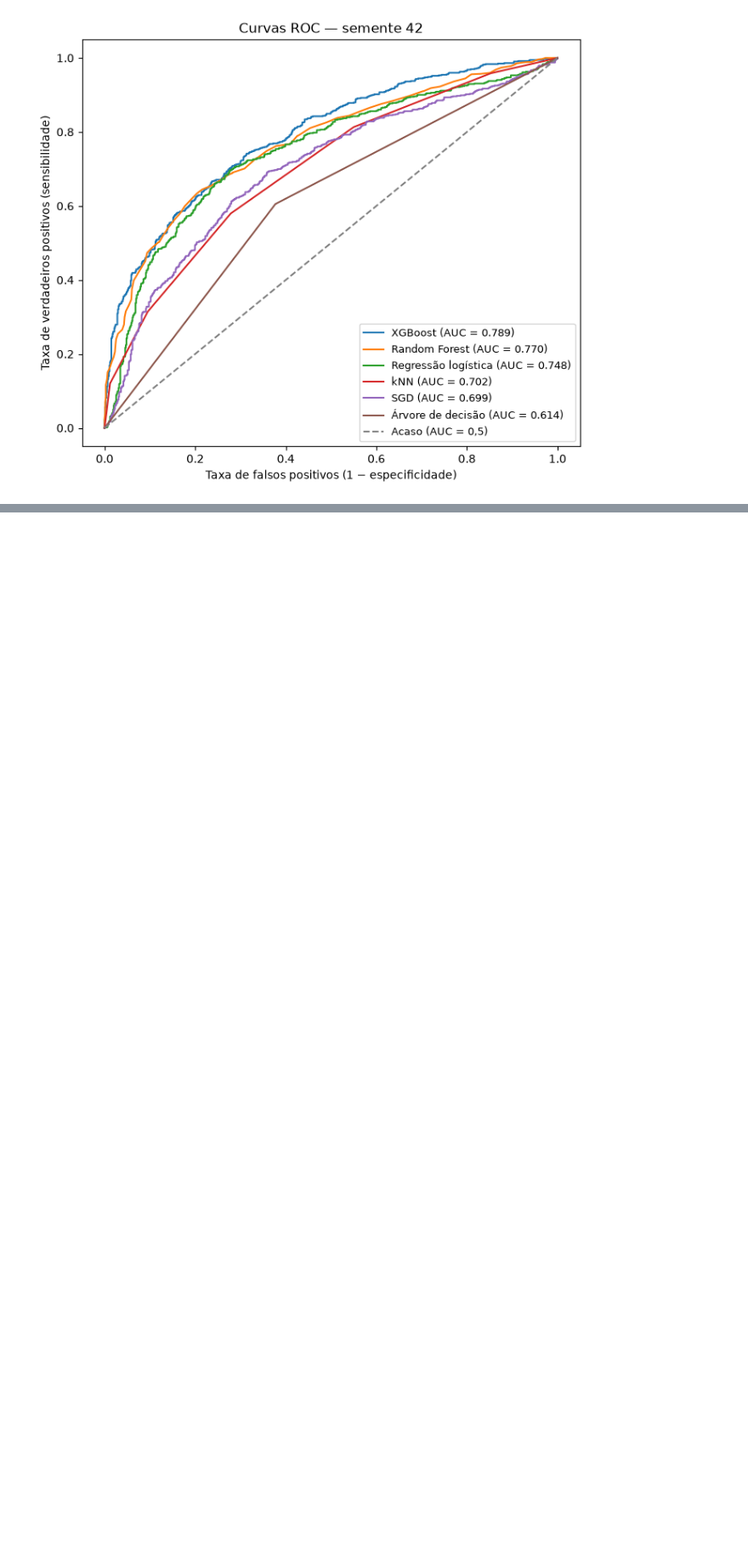
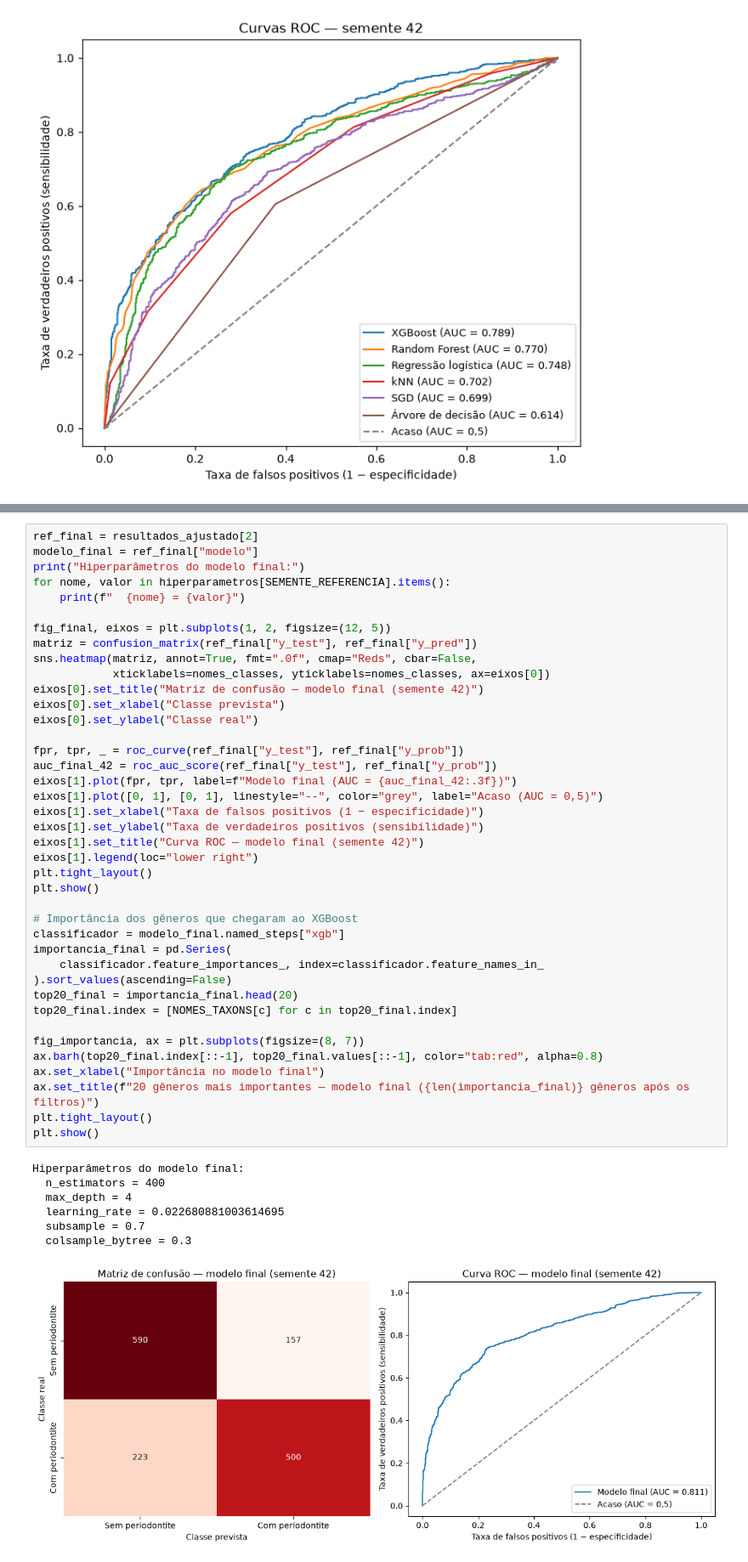
Before and after one commit to dpontejs/periodontite-microbioma-ml, a Jupyter notebook: projeto_2_colab.ipynb, the cells around one changed output, grey strips where cells are left out. Shown at 85% size. Cells and saved outputs as stored; diff of their text form; blank space fills up the shorter version.

```diff
--- a/projeto_2_colab.ipynb
+++ b/projeto_2_colab.ipynb
@@ -1523,0 +1815,48 @@ Quando o modelo final estiver pronto, descomente a célula abaixo e ajuste os no
+# %%
+ref_final = resultados_ajustado[2]
+modelo_final = ref_final["modelo"]
+print("Hiperparâmetros do modelo final:")
+for nome, valor in hiperparametros[SEMENTE_REFERENCIA].items():
+    print(f"  {nome} = {valor}")
+
+fig_final, eixos = plt.subplots(1, 2, figsize=(12, 5))
+matriz = confusion_matrix(ref_final["y_test"], ref_final["y_pred"])
+sns.heatmap(matriz, annot=True, fmt=".0f", cmap="Reds", cbar=False,
+            xticklabels=nomes_classes, yticklabels=nomes_classes, ax=eixos[0])
+eixos[0].set_title("Matriz de confusão — modelo final (semente 42)")
+eixos[0].set_xlabel("Classe prevista")
+eixos[0].set_ylabel("Classe real")
+
+fpr, tpr, _ = roc_curve(ref_final["y_test"], ref_final["y_prob"])
+auc_final_42 = roc_auc_score(ref_final["y_test"], ref_final["y_prob"])
+eixos[1].plot(fpr, tpr, label=f"Modelo final (AUC = {auc_final_42:.3f})")
+eixos[1].plot([0, 1], [0, 1], linestyle="--", color="grey", label="Acaso (AUC = 0,5)")
+eixos[1].set_xlabel("Taxa de falsos positivos (1 − especificidade)")
+eixos[1].set_ylabel("Taxa de verdadeiros positivos (sensibilidade)")
+eixos[1].set_title("Curva ROC — modelo final (semente 42)")
+eixos[1].legend(loc="lower right")
+plt.tight_layout()
+plt.show()
+
+# Importância dos gêneros que chegaram ao XGBoost
+classificador = modelo_final.named_steps["xgb"]
+importancia_final = pd.Series(
+    classificador.feature_importances_, index=classificador.feature_names_in_
+).sort_values(ascending=False)
+top20_final = importancia_final.head(20)
+top20_final.index = [NOMES_TAXONS[c] for c in top20_final.index]
+
+fig_importancia, ax = plt.subplots(figsize=(8, 7))
+ax.barh(top20_final.index[::-1], top20_final.values[::-1], color="tab:red", alpha=0.8)
+ax.set_xlabel("Importância no modelo final")
+ax.set_title(f"20 gêneros mais importantes — modelo final ({len(importancia_final)} gêneros após os filtros)")
+plt.tight_layout()
+plt.show()
+# %% [output]
+Hiperparâmetros do modelo final:
+  n_estimators = 400
+  max_depth = 4
+  learning_rate = 0.022680881003614695
+  subsample = 0.7
+  colsample_bytree = 0.3
+[figure, added]
```
Also changed, not shown: parts of 24 cells of this notebook, 8 other files.
